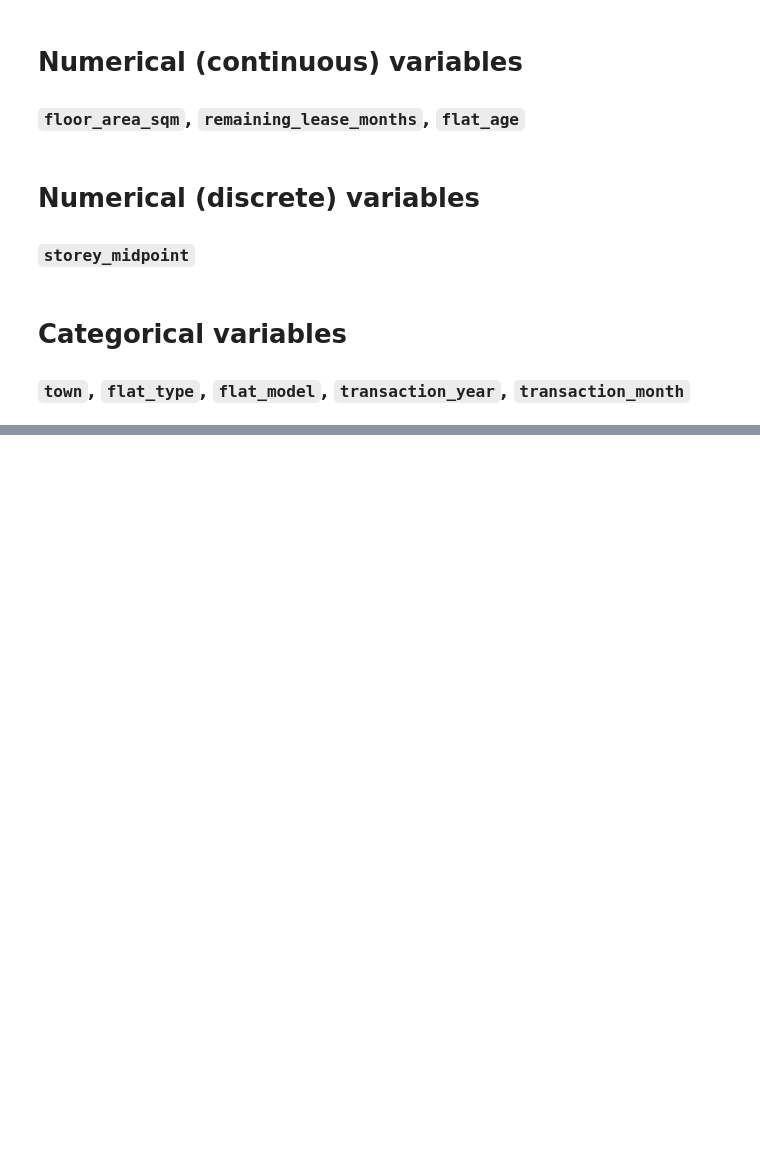
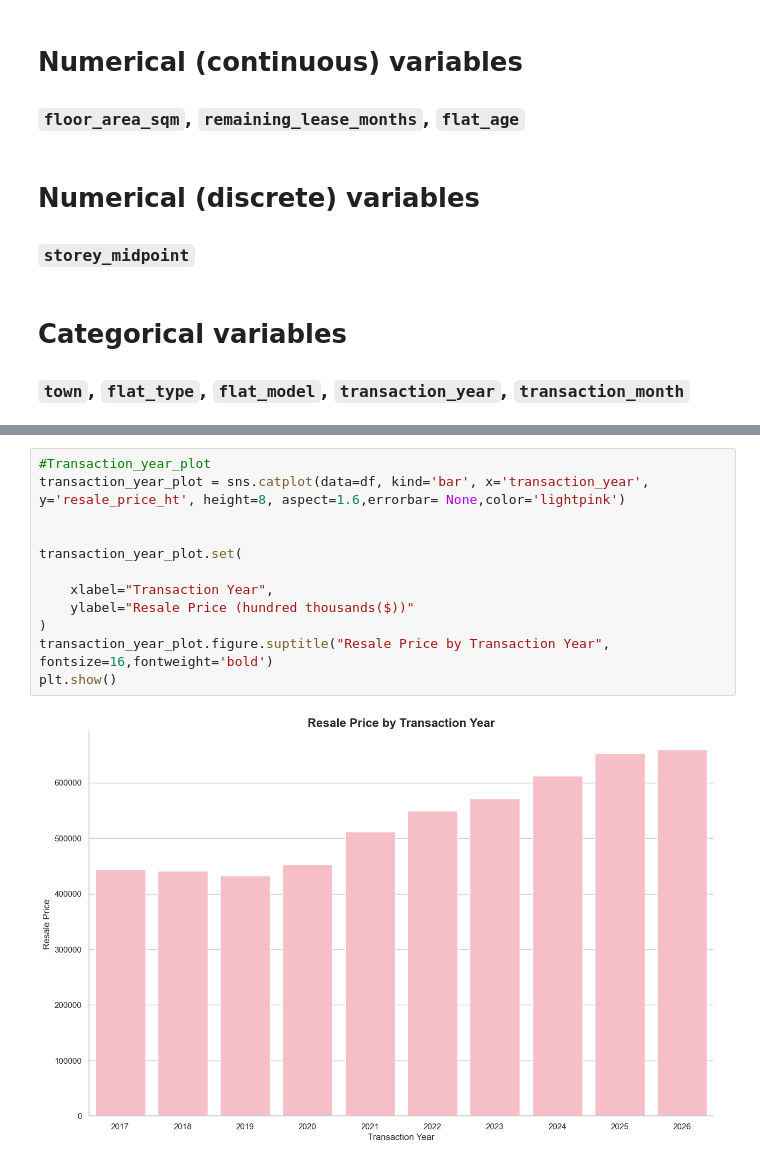
Before and after one commit to yuningyap/HDB-Resale-Flat-Price-Predictor, a Jupyter notebook: notebooks/02_eda.ipynb, the cells around one changed output, grey strips where cells are left out. Cells and saved outputs as stored; diff of their text form; blank space fills up the shorter version.

```diff
--- a/notebooks/02_eda.ipynb
+++ b/notebooks/02_eda.ipynb
@@ -33,0 +64,14 @@ plt.show()
+# %%
+#Transaction_year_plot
+transaction_year_plot = sns.catplot(data=df, kind='bar', x='transaction_year', y='resale_price_ht', height=8, aspect=1.6,errorbar= None,color='lightpink')
+
+
+transaction_year_plot.set(
+
+    xlabel="Transaction Year",
+    ylabel="Resale Price (hundred thousands($))"
+)
+transaction_year_plot.figure.suptitle("Resale Price by Transaction Year", fontsize=16,fontweight='bold')
+plt.show()
+# %% [output]
+[figure, added]
```
Also changed, not shown: parts of 3 cells of this notebook.
